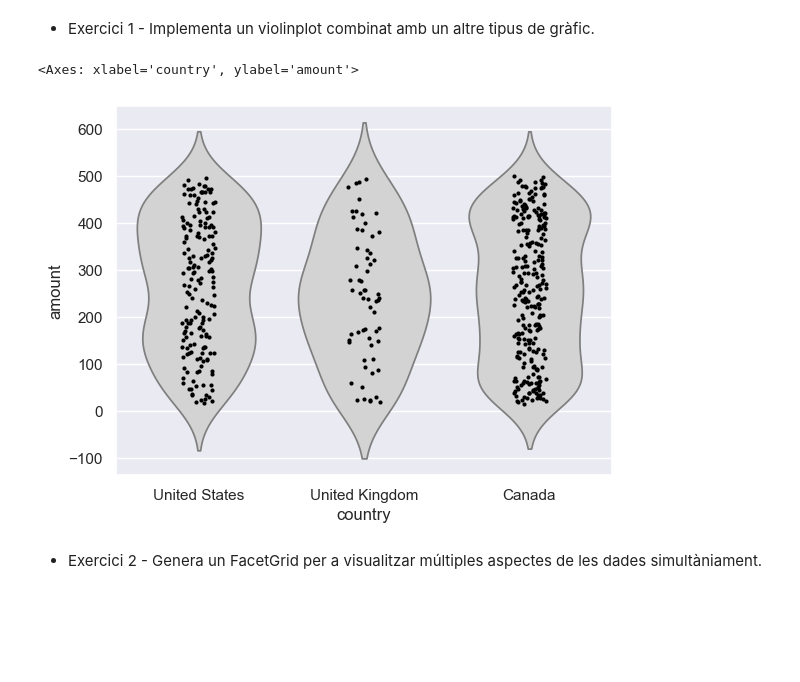
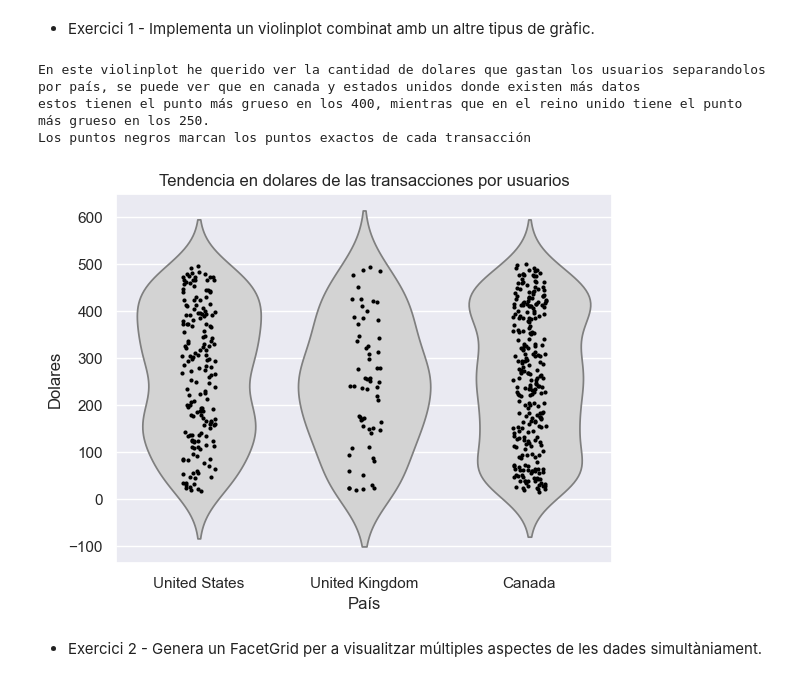
Before and after one commit to SrBiscuits/ItAcademy, a Jupyter notebook: Sprint8.ipynb, the cells around one changed output. Drawn from its saved outputs; the diff is of its cells as text; code cells hidden in the pictures; blank space fills up the shorter version.

```diff
--- a/Sprint8.ipynb
+++ b/Sprint8.ipynb
@@ -249,22 +266,31 @@ Nivell 3
 # %% [markdown]
 - Exercici 1 - Implementa un violinplot combinat amb un altre tipus de gràfic.
 # %%
-
 query="""
 SELECT users.country as country, amount
 FROM transaction
 JOIN users on users.id=user_id
 join companies on company_id=business_id
 WHERE declined = 0
 """
 
 seab.set_theme()
 df = pd.read_sql(query, conn)
 
 seab.violinplot(data=df, x="country", y='amount', inner=None, color="lightgray")
 seab.stripplot(data=df, x='country', y='amount', color='black', size=3, jitter=True)
+
+plt.title('Tendencia en dolares de las transacciones por usuarios')
+plt.ylabel("Dolares")
+plt.xlabel("País")
+
+print("En este violinplot he querido ver la cantidad de dolares que gastan los usuarios separandolos por país, se puede ver que en canada y estados unidos donde existen más datos" \
+"\nestos tienen el punto más grueso en los 400, mientras que en el reino unido tiene el punto más grueso en los 250." \
+"\nLos puntos negros marcan los puntos exactos de cada transacción")
 # %% [output]
-<Axes: xlabel='country', ylabel='amount'>
+En este violinplot he querido ver la cantidad de dolares que gastan los usuarios separandolos por país, se puede ver que en canada y estados unidos donde existen más datos
+estos tienen el punto más grueso en los 400, mientras que en el reino unido tiene el punto más grueso en los 250.
+Los puntos negros marcan los puntos exactos de cada transacción
-[figure, old version]
+[figure, new version]
 # %% [markdown]
 - Exercici 2 - Genera un FacetGrid per a visualitzar múltiples aspectes de les dades simultàniament.
```
Also changed, not shown: parts of 10 cells of this notebook.
